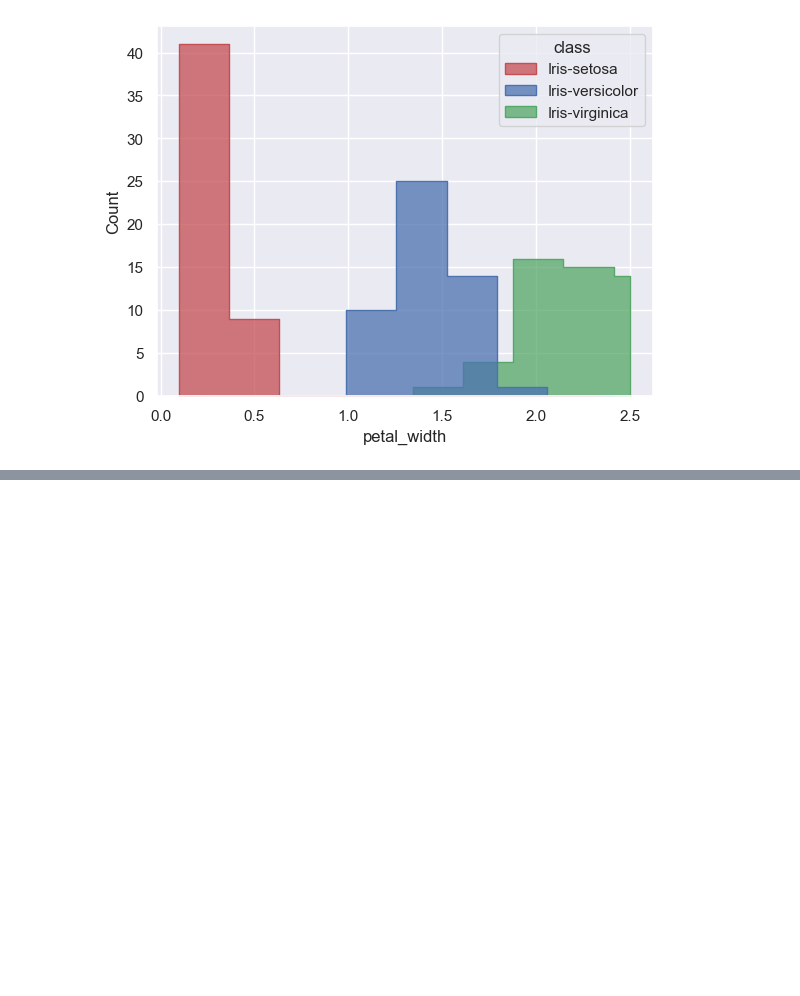
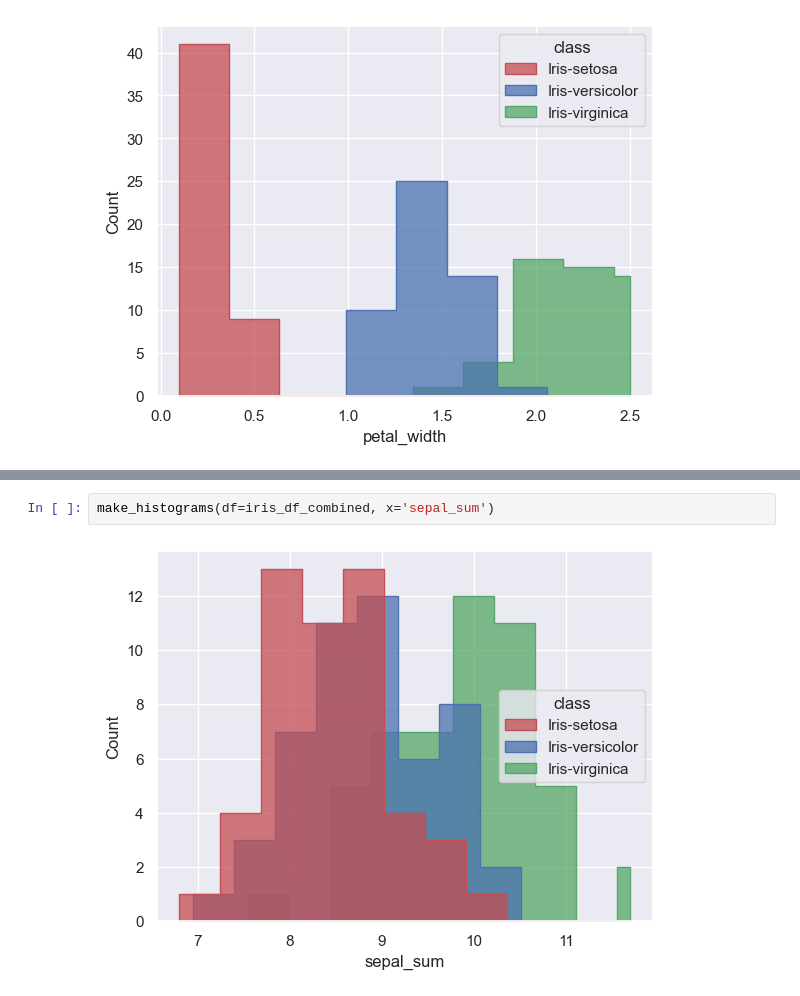
Before and after one commit to kazgar/iris_prediction, a Jupyter notebook: data_inspection.ipynb, the cells around one changed output, grey strips where cells are left out. Saved outputs shown, nothing was run; the diff lists cells and outputs as text; blank space fills up the shorter version.

```diff
--- a/data_inspection.ipynb
+++ b/data_inspection.ipynb
@@ -136,0 +135,4 @@ make_histograms(df=iris_df, x='petal_width')
+# %%
+make_histograms(df=iris_df_combined, x='sepal_sum')
+# %% [output]
+[figure, added]
```
Also changed, not shown: parts of 8 cells of this notebook, 1 other file.
